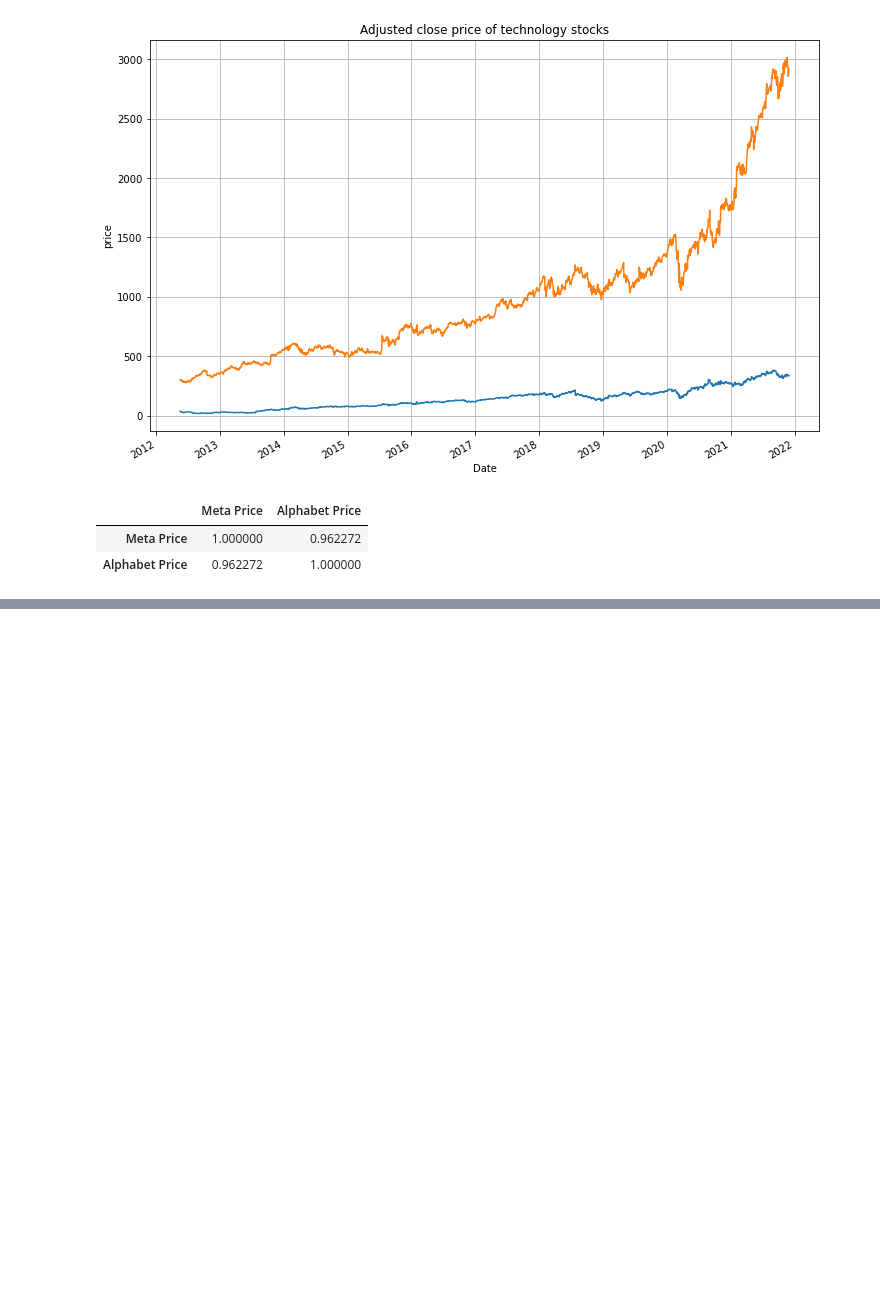
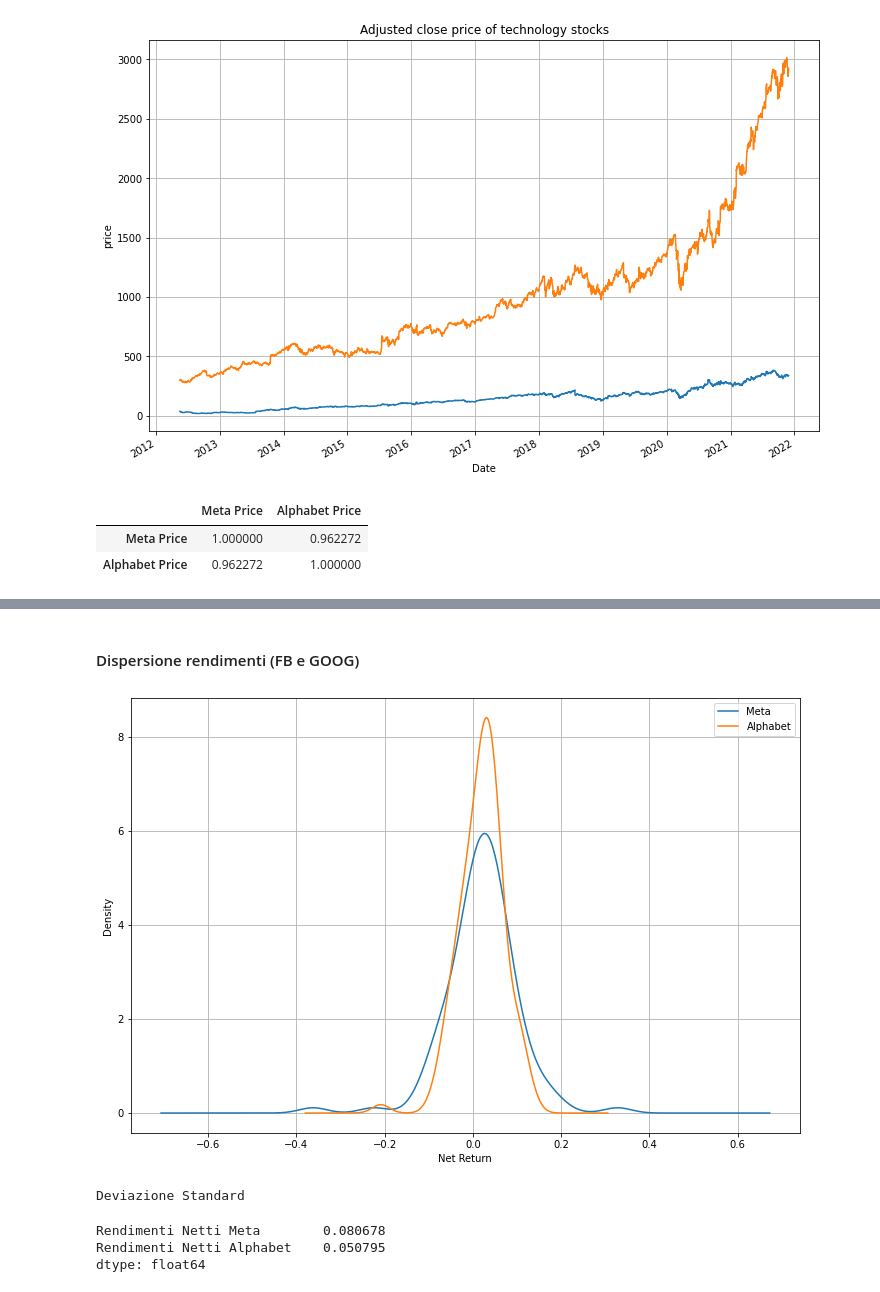
Before and after one commit to tommcamm/BISF-Project, a Jupyter notebook: python/Notebook del progetto.ipynb, the cells around one changed output, grey strips where cells are left out. Drawn from its saved outputs; the diff is of its cells as text; code cells hidden in the pictures; blank space fills up the shorter version.

```diff
--- a/python/Notebook del progetto.ipynb
+++ b/python/Notebook del progetto.ipynb
@@ -213,0 +241,20 @@ adj_close_tecno.corr()
+# %% [markdown]
+#### Dispersione rendimenti (FB e GOOG)
+# %%
+# Plot della dispersione dei rendimenti
+rendimenti_tecno["Rendimenti Netti Meta"].plot.density(label="Meta", grid=True, figsize=(12,8),)
+rendimenti_tecno["Rendimenti Netti Alphabet"].plot.density(label="Alphabet", grid=True, figsize=(12,8),)
+plt.legend(loc="upper right")
+plt.xlabel("Net Return")
+
+plt.show()
+
+# Stampiamo la deviazione standard per entrambi i titoli
+print("Deviazione Standard")
+rendimenti_tecno[["Rendimenti Netti Meta", "Rendimenti Netti Alphabet"]].std()
+# %% [output]
+[figure, added]
+Deviazione Standard
+Rendimenti Netti Meta        0.080678
+Rendimenti Netti Alphabet    0.050795
+dtype: float64
```
Also changed, not shown: parts of 6 cells of this notebook, 2 other files.
